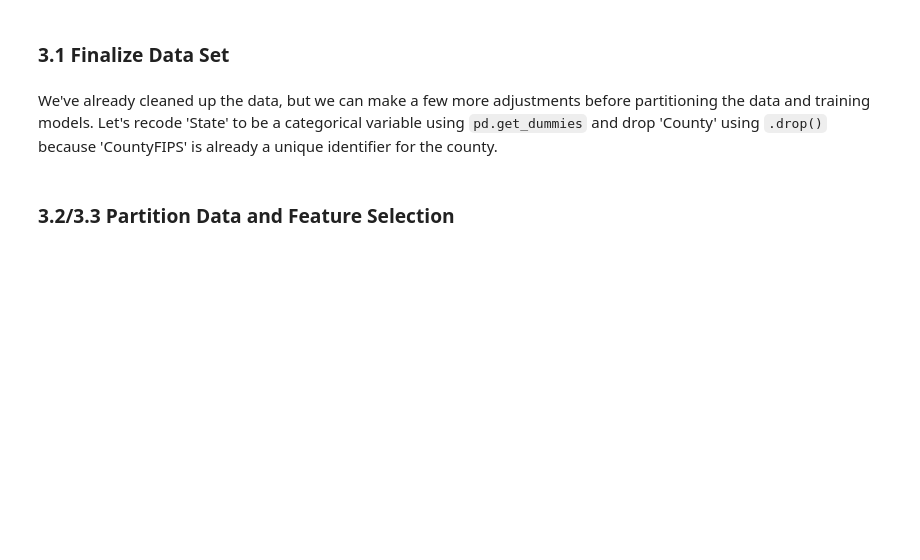
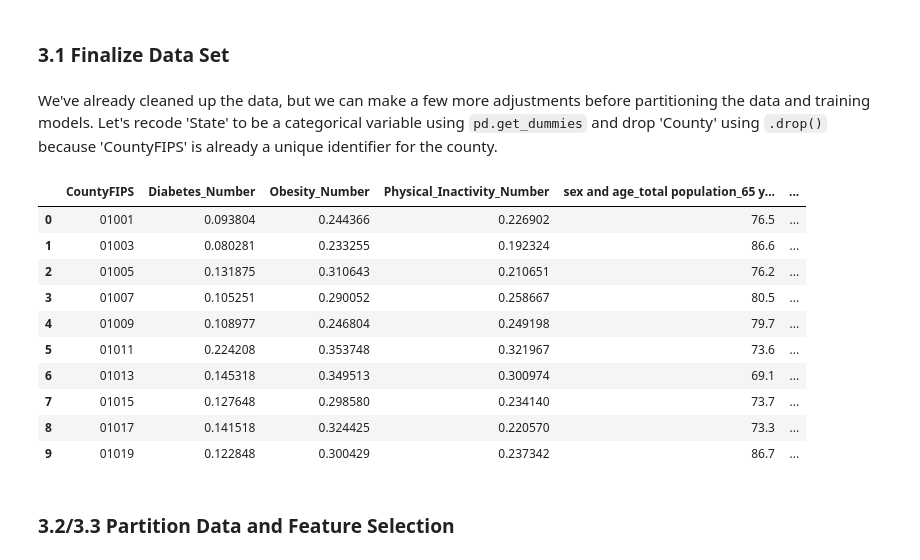
Before and after one commit to chasejstokes/CSS_Project2_Team7_Fall2022, a Jupyter notebook: Project 2 Students.ipynb, the cells around one changed output. Cells and saved outputs as stored; diff of their text form; code cells hidden in the pictures; blank space fills up the shorter version.

```diff
--- a/Project 2 Students.ipynb
+++ b/Project 2 Students.ipynb
@@ -201,16 +224,28 @@ diabetes = diabetes.drop(columns=duplicateColumnNames)
 We've already cleaned up the data, but we can make a few more adjustments before partitioning the data and training models. Let's recode 'State' to be a categorical variable using `pd.get_dummies` and drop 'County' using `.drop()` because 'CountyFIPS' is already a unique identifier for the county.
 # %%
 # create dummy features out of 'State' , which might be related to diabetes rates
-diabetes_clean = pd.get_dummies(______,
-                               columns = [______],
+diabetes_clean = pd.get_dummies(diabetes,
+                               columns = ['State'],
                                drop_first = True) # only create 49 dummies by dropping first in category
 
 # drop 'County' variable
 diabetes_clean = diabetes_clean.drop(labels = ['County'],
-                               axis = ______) # which axis tells python we want to drop columns rather than index rows?
+                               axis = 1) # which axis tells python we want to drop columns rather than index rows?
 
 # look at first 10 rows of new data frame
-diabetes_clean.______
+diabetes_clean.head(10)
+# %% [output]
+|  | CountyFIPS | Diabetes_Number | Obesity_Number | Physical_Inactivity_Number | sex and age_total population_65 y... | ... |
+| 0 | 01001 | 0.093804 | 0.244366 | 0.226902 | 76.5 | ... |
+| 1 | 01003 | 0.080281 | 0.233255 | 0.192324 | 86.6 | ... |
+| 2 | 01005 | 0.131875 | 0.310643 | 0.210651 | 76.2 | ... |
+| 3 | 01007 | 0.105251 | 0.290052 | 0.258667 | 80.5 | ... |
+| 4 | 01009 | 0.108977 | 0.246804 | 0.249198 | 79.7 | ... |
+| 5 | 01011 | 0.224208 | 0.353748 | 0.321967 | 73.6 | ... |
+| 6 | 01013 | 0.145318 | 0.349513 | 0.300974 | 69.1 | ... |
+| 7 | 01015 | 0.127648 | 0.298580 | 0.234140 | 73.7 | ... |
+| 8 | 01017 | 0.141518 | 0.324425 | 0.220570 | 73.3 | ... |
+| 9 | 01019 | 0.122848 | 0.300429 | 0.237342 | 86.7 | ... |
 # %% [markdown]
 ### 3.2/3.3 Partition Data and Feature Selection
 # %% [markdown]
```
Also changed, not shown: parts of 7 cells of this notebook.
